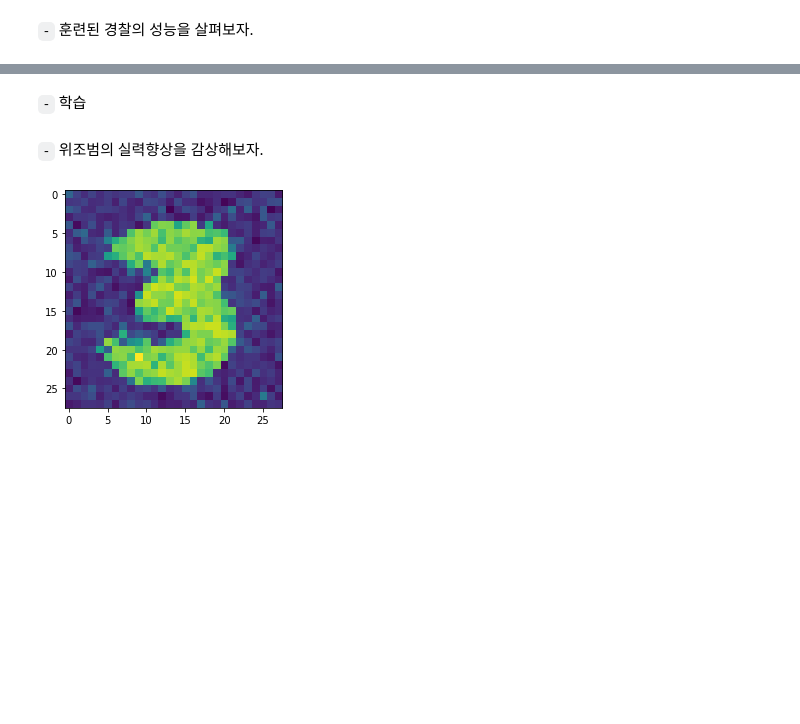
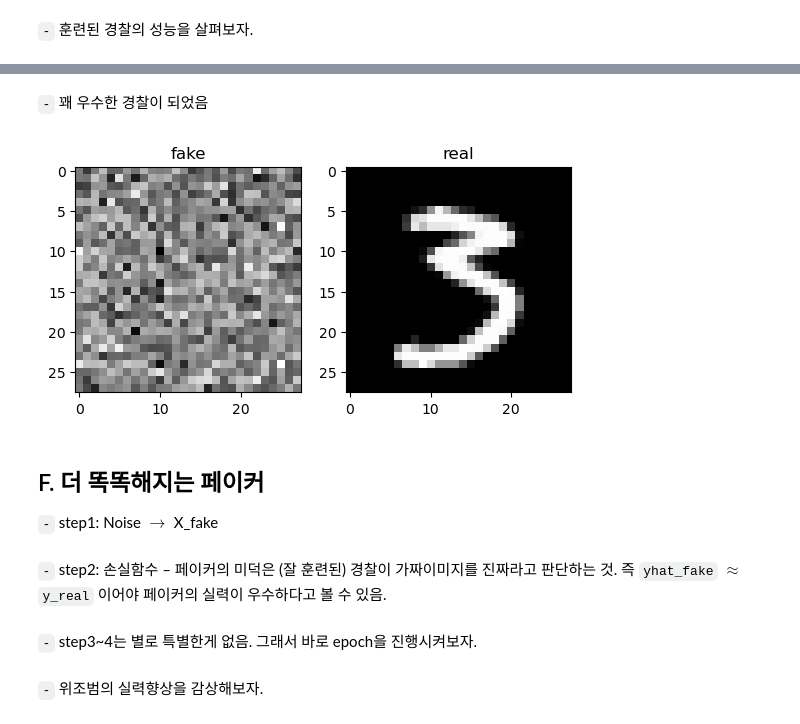
Before and after one commit to guebin/DL2024, a Jupyter notebook: docs/posts/08wk-1.out.ipynb, the cells around one changed output, grey strips where cells are left out. Cells and saved outputs as stored; diff of their text form; code cells hidden in the pictures; blank space fills up the shorter version.

```diff
--- a/docs/posts/08wk-1.out.ipynb
+++ b/docs/posts/08wk-1.out.ipynb
@@ -266,0 +246,5 @@ for i in range(50):
+# %%
+Noise = torch.randn(6131,4)
+X_fake = net_faker(Noise)
+y_real = torch.tensor([0]*6131).reshape(-1,1).float()
+y_fake = torch.tensor([1]*6131).reshape(-1,1).float()
@@ -266,0 +253,3 @@ for i in range(50):
+# %%
+yhat_real = net_police(X_real)
+yhat_fake = net_police(X_fake)
@@ -266,0 +260,4 @@ for i in range(50):
+# %%
+bce = torch.nn.BCELoss()
+loss_police = bce(yhat_fake,y_fake) + bce(yhat_real,y_real)
+loss_police
@@ -267,2 +266,27 @@ for i in range(50):
+# %%
+##
+net_police = torch.nn.Sequential(
+    torch.nn.Flatten(),
+    torch.nn.Linear(in_features=784,out_features=30),
+    torch.nn.ReLU(),
+    torch.nn.Linear(in_features=30,out_features=1),
+    torch.nn.Sigmoid()
+)
+bce = torch.nn.BCELoss()
+optimizr_police = torch.optim.Adam(net_police.parameters())
+##
+for epoc in range(30):
+    Noise = torch.randn(6131,4)
+    X_fake = net_faker(Noise)
+    ## step1
+    yhat_real = net_police(X_real)
+    yhat_fake = net_police(X_fake)
+    ## step2
+    loss_police = bce(yhat_real,y_real) + bce(yhat_fake,y_fake)
+    ## step3
+    loss_police.backward()
+    ## step4
+    optimizr_police.step()
+    optimizr_police.zero_grad()
 # %% [markdown]
 `-` 훈련된 경찰의 성능을 살펴보자.
@@ -292,2 +292,0 @@ optimizer_of_counterfeiter = torch.optim.Adam(counterfeiter.parameters())
-# %% [markdown]
-`-` 학습
@@ -306,0 +297,12 @@ for i in range(50):
+# %% [markdown]
+`-` 꽤 우수한 경찰이 되었음
+# %%
+fig, ax = plt.subplots(1,2)
+ax[0].imshow(X_fake[[-1]].data.reshape(28,28),cmap="gray"); ax[0].set_title("fake")
+ax[1].imshow(X_real[[-1]].reshape(28,28),cmap="gray"); ax[1].set_title("real")
+# %% [output]
+[figure, added]
+# %% [markdown]
+## F. 더 똑똑해지는 페이커
+
+`-` step1: Noise $\to$ X_fake
@@ -306,0 +312,4 @@ for i in range(50):
+# %% [markdown]
+`-` step2: 손실함수 – 페이커의 미덕은 (잘 훈련된) 경찰이 가짜이미지를
+진짜라고 판단하는 것. 즉 `yhat_fake` $\approx$ `y_real` 이어야 페이커의
+실력이 우수하다고 볼 수 있음.
@@ -306,0 +319,2 @@ for i in range(50):
+# %% [markdown]
+`-` step3~4는 별로 특별한게 없음. 그래서 바로 epoch을 진행시켜보자.
@@ -307,6 +347,2 @@ for i in range(50):
 # %% [markdown]
 `-` 위조범의 실력향상을 감상해보자.
-# %%
-plt.imshow(counterfeiter_output[0].reshape(28,28).data)
-# %% [output]
-[figure, removed]
```
Also changed, not shown: parts of 102 cells of this notebook, 46 other files.
